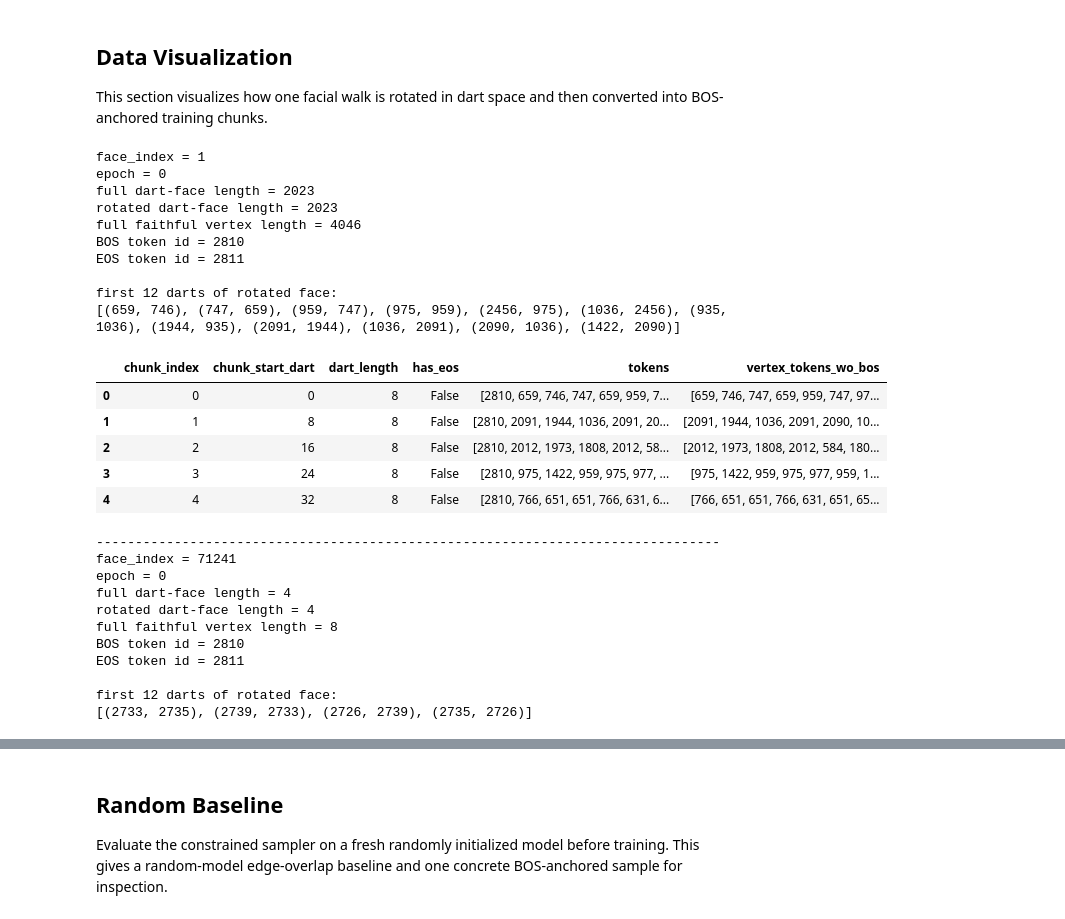
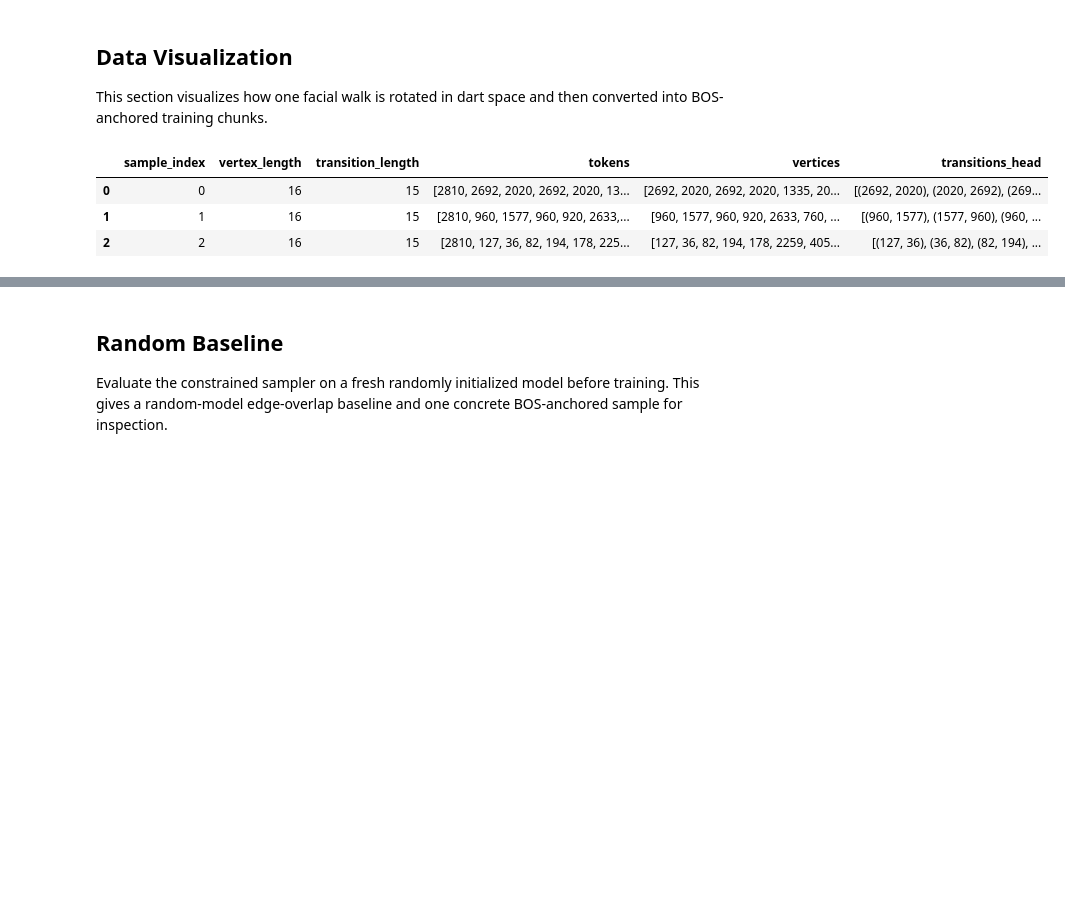
Before and after one commit to rbmuk/facialgen, a Jupyter notebook: coraml_experiment.ipynb, the cells around one changed output, grey strips where cells are left out. Saved outputs shown, nothing was run; the diff lists cells and outputs as text; code cells hidden in the pictures; blank space fills up the shorter version.

```diff
--- a/coraml_experiment.ipynb
+++ b/coraml_experiment.ipynb
@@ -138,9 +138,9 @@ args = SimpleNamespace(
     epoch_seed=99,
     vertex_context_size=17,
     dart_stride=8,
-    walk_type='facial',
+    walk_type='random',
     batch_size=64,
-    epochs=50,
+    epochs=1,
     lr=3e-4,
     weight_decay=0.01,
     grad_clip=1.0,
@@ -232,15 +234,15 @@ approx total chunk samples ~= 873,500
 
 Build the training objects once and inspect dataset size, dart stride, and chunk counts before training.
 # %%
-chunk_ds_preview, loader_preview, model_preview, eval_info_preview = build_training_objects(args)
+train_ds_preview, loader_preview, model_preview, eval_info_preview = build_training_objects(args)
 if args.walk_type == 'facial':
-    print(f"live dart_stride = {chunk_ds_preview.dart_stride}")
-    print(f"num full face sequences = {len(chunk_ds_preview.face_dataset)}")
-    print(f"num chunk samples = {len(chunk_ds_preview)}")
+    print(f"live dart_stride = {train_ds_preview.dart_stride}")
+    print(f"num full face sequences = {len(train_ds_preview.face_dataset)}")
+    print(f"num training samples = {len(train_ds_preview)}")
 else:
-    print(f"random-walk samples = {len(chunk_ds_preview)}")
-    print(f"random-walk vertex length = {chunk_ds_preview.walk_length}")
-    print(f"num chunk samples = {len(chunk_ds_preview)}")
+    print(f"random-walk samples = {len(train_ds_preview)}")
+    print(f"random-walk vertex length = {train_ds_preview.walk_length}")
+    print(f"num training samples = {len(train_ds_preview)}")
 
 num_model_params_preview = sum(p.numel() for p in model_preview.parameters())
 print(f"model parameters = {num_model_params_preview:,}")
@@ -261,26 +264,26 @@ num chunk samples = 873858
 This section visualizes how one facial walk is rotated in dart space and then converted into BOS-anchored training chunks.
 # %%
 demo_epoch = 0
-chunk_ds_preview.set_epoch(demo_epoch)
+train_ds_preview.set_epoch(demo_epoch)
 
 if args.walk_type == 'facial':
-    demo_face_indices = [1, len(chunk_ds_preview.face_dataset) - 1]
+    demo_face_indices = [1, len(train_ds_preview.face_dataset) - 1]
     max_faces_for_full_histogram = 2000
 
     for demo_face_idx in demo_face_indices:
-        full_faithful_vertex_face = chunk_ds_preview.face_dataset.sequences[demo_face_idx]
+        full_faithful_vertex_face = train_ds_preview.face_dataset.sequences[demo_face_idx]
         full_dart_face_length = len(full_faithful_vertex_face) // 2
-        rotated_dart_face = chunk_ds_preview._rotated_dart_face(demo_face_idx)
+        rotated_dart_face = train_ds_preview._rotated_dart_face(demo_face_idx)
 
         matching_indices = [
             idx
-            for idx, (face_idx, _, _) in enumerate(chunk_ds_preview.chunk_to_face)
+            for idx, (face_idx, _, _) in enumerate(train_ds_preview.chunk_to_face)
             if face_idx == demo_face_idx
         ]
         demo_indices = matching_indices[:5]
         demo_rows = []
         for idx in demo_indices:
-            item = chunk_ds_preview[idx]
+            item = train_ds_preview[idx]
             demo_rows.append({
                 'chunk_index': int(item['chunk_index']),
                 'chunk_start_dart': int(item['chunk_start']),
@@ -295,8 +298,8 @@ if args.walk_type == 'facial':
         print('full dart-face length =', full_dart_face_length)
         print('rotated dart-face length =', len(rotated_dart_face))
         print('full faithful vertex length =', len(full_faithful_vertex_face))
-        print('BOS token id =', chunk_ds_preview.face_dataset.bos_token_id)
-        print('EOS token id =', chunk_ds_preview.face_dataset.eos_token_id)
+        print('BOS token id =', train_ds_preview.face_dataset.bos_token_id)
+        print('EOS token id =', train_ds_preview.face_dataset.eos_token_id)
         print()
         print('first 12 darts of rotated face:')
         print([(int(u), int(v)) for (u, v) in rotated_dart_face[:12]])
@@ -304,15 +307,15 @@ if args.walk_type == 'facial':
         display(pd.DataFrame(demo_rows))
         print('-' * 80)
 
-    num_faces = len(chunk_ds_preview.face_dataset)
+    num_faces = len(train_ds_preview.face_dataset)
     if num_faces < max_faces_for_full_histogram:
         all_dart_lengths = np.array([
-            int(chunk_ds_preview[idx]['dart_length'])
-            for idx in range(len(chunk_ds_preview))
+            int(train_ds_preview[idx]['dart_length'])
+            for idx in range(len(train_ds_preview))
         ], dtype=int)
         all_has_eos = np.array([
-            bool(chunk_ds_preview[idx]['has_eos'])
-            for idx in range(len(chunk_ds_preview))
+            bool(train_ds_preview[idx]['has_eos'])
+            for idx in range(len(train_ds_preview))
         ], dtype=bool)
 
         plt.figure(figsize=(8, 4))
@@ -341,59 +344,36 @@ if args.walk_type == 'facial':
     else:
         print(
             f'Skipping full-epoch dart-length histogram because the dataset has {num_faces:,} faces '
             f'(threshold = {max_faces_for_full_histogram}).'
         )
 else:
     demo_indices = [0, 1, 2]
     demo_rows = []
     for idx in demo_indices:
-        item = chunk_ds_preview[idx]
+        item = train_ds_preview[idx]
         tokens = item['tokens'].tolist()
         vertices = tokens[1:]
         transitions = list(zip(vertices[:-1], vertices[1:]))
         demo_rows.append({
             'sample_index': idx,
             'vertex_length': len(vertices),
             'transition_length': len(transitions),
             'tokens': tokens,
             'vertices': vertices,
             'transitions_head': transitions[:8],
         })
     display(pd.DataFrame(demo_rows))
-    lengths = np.array([int(chunk_ds_preview[idx]['dart_length']) for idx in range(len(chunk_ds_preview))], dtype=int)
+    lengths = np.array([int(train_ds_preview[idx]['dart_length']) for idx in range(len(train_ds_preview))], dtype=int)
     summary = pd.DataFrame([{
         'min_transition_length': int(lengths.min()),
         'median_transition_length': float(np.median(lengths)),
         'mean_transition_length': float(lengths.mean()),
         'max_transition_length': int(lengths.max()),
         'num_chunks': int(lengths.size),
     }])
     display(summary)
 # %% [output]
-face_index = 1
-epoch = 0
-full dart-face length = 2023
-rotated dart-face length = 2023
-full faithful vertex length = 4046
-BOS token id = 2810
-EOS token id = 2811
-
-first 12 darts of rotated face:
-[(659, 746), (747, 659), (959, 747), (975, 959), (2456, 975), (1036, 2456), (935, 1036), (1944, 935), (2091, 1944), (1036, 2091), (2090, 1036), (1422, 2090)]
-|  | chunk_index | chunk_start_dart | dart_length | has_eos | tokens | vertex_tokens_wo_bos |
-| 0 | 0 | 0 | 8 | False | [2810, 659, 746, 747, 659, 959, 7... | [659, 746, 747, 659, 959, 747, 97... |
-| 1 | 1 | 8 | 8 | False | [2810, 2091, 1944, 1036, 2091, 20... | [2091, 1944, 1036, 2091, 2090, 10... |
-| 2 | 2 | 16 | 8 | False | [2810, 2012, 1973, 1808, 2012, 58... | [2012, 1973, 1808, 2012, 584, 180... |
-| 3 | 3 | 24 | 8 | False | [2810, 975, 1422, 959, 975, 977, ... | [975, 1422, 959, 975, 977, 959, 1... |
-| 4 | 4 | 32 | 8 | False | [2810, 766, 651, 651, 766, 631, 6... | [766, 651, 651, 766, 631, 651, 65... |
+|  | sample_index | vertex_length | transition_length | tokens | vertices | transitions_head |
+| 0 | 0 | 16 | 15 | [2810, 2692, 2020, 2692, 2020, 13... | [2692, 2020, 2692, 2020, 1335, 20... | [(2692, 2020), (2020, 2692), (269... |
+| 1 | 1 | 16 | 15 | [2810, 960, 1577, 960, 920, 2633,... | [960, 1577, 960, 920, 2633, 760, ... | [(960, 1577), (1577, 960), (960, ... |
+| 2 | 2 | 16 | 15 | [2810, 127, 36, 82, 194, 178, 225... | [127, 36, 82, 194, 178, 2259, 405... | [(127, 36), (36, 82), (82, 194), ... |
---------------------------------------------------------------------------------
-face_index = 71241
-epoch = 0
-full dart-face length = 4
-rotated dart-face length = 4
-full faithful vertex length = 8
-BOS token id = 2810
-EOS token id = 2811
-
-first 12 darts of rotated face:
-[(2733, 2735), (2739, 2733), (2726, 2739), (2735, 2726)]
```
Also changed, not shown: parts of 8 cells of this notebook, 1 other file.
